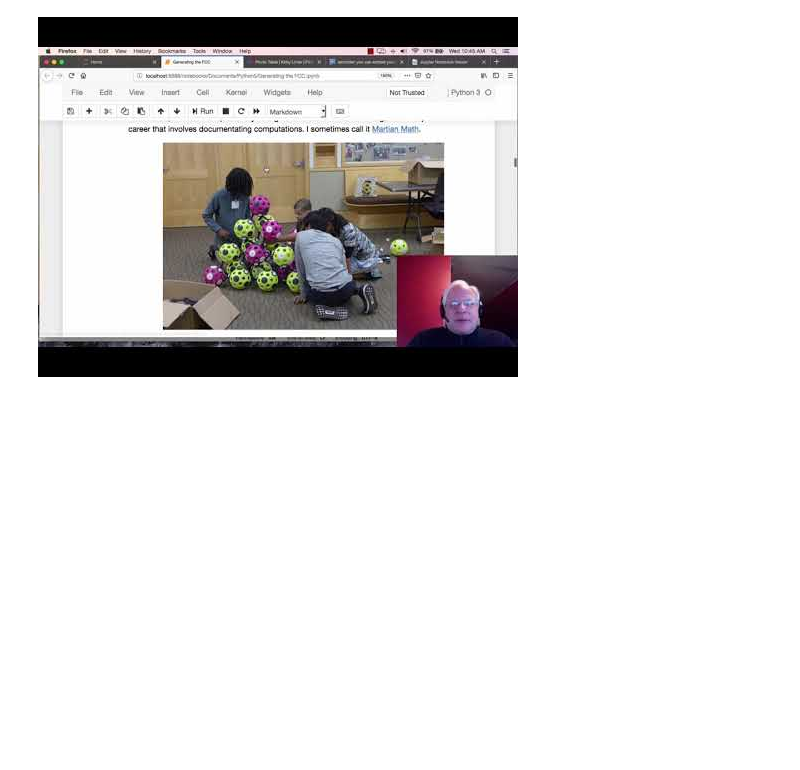
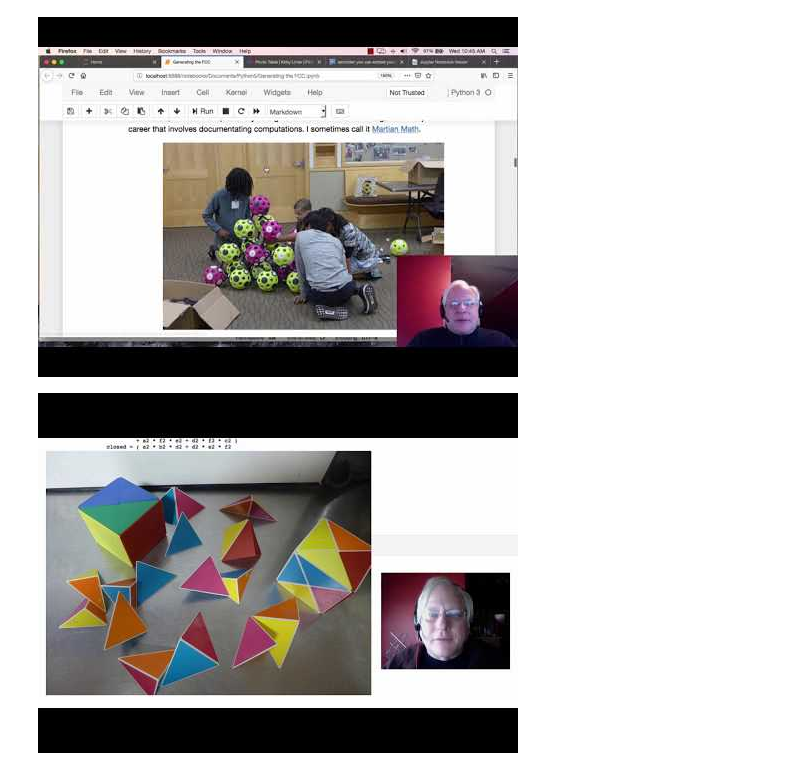
Before and after one commit to 4dsolutions/Python5, a Jupyter notebook: Generating the FCC.ipynb, the cells around one changed output. Drawn from its saved outputs; the diff is of its cells as text; code cells hidden in the pictures; blank space fills up the shorter version.

```diff
--- a/Generating the FCC.ipynb
+++ b/Generating the FCC.ipynb
@@ -228,3 +228,7 @@ YouTubeVideo("rGMrTWPxPZg")
 YouTubeVideo("ilGCHYgZITY")
 # %% [output]
 [figure]
+# %%
+YouTubeVideo("9L5x-C1EglY")
+# %% [output]
+[figure, added]
```
